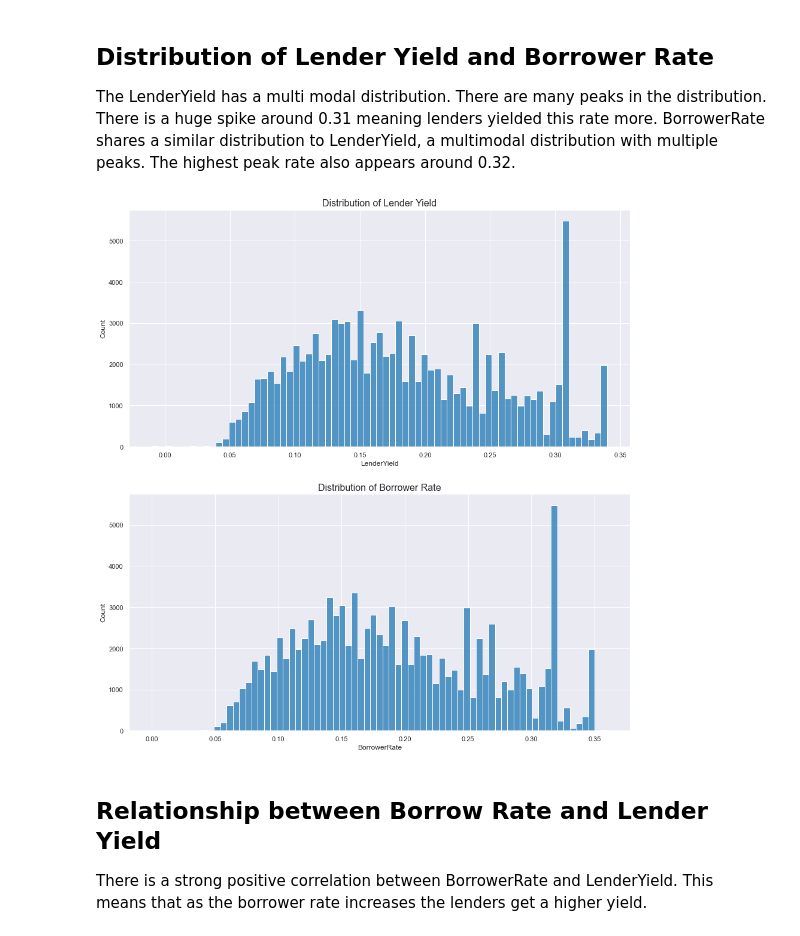
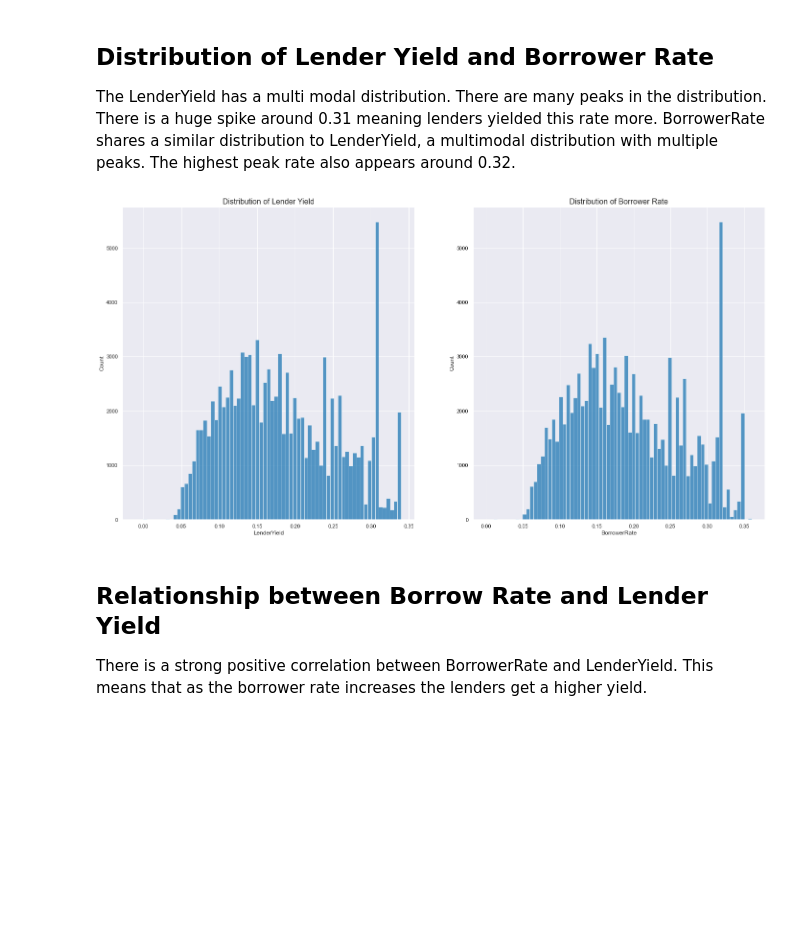
Before and after one commit to flaviankyande/communicate-data-findings, a Jupyter notebook: Part_II_slide_deck_template.ipynb, the cells around one changed output. Drawn from its saved outputs; the diff is of its cells as text; code cells hidden in the pictures; blank space fills up the shorter version.

```diff
--- a/Part_II_slide_deck_template.ipynb
+++ b/Part_II_slide_deck_template.ipynb
@@ -54,11 +51,12 @@ that when the notebook is rendered as http slides, those cells won't show up.
 
 The LenderYield has a multi modal distribution. There are many peaks in the distribution. There is a huge spike around 0.31 meaning lenders yielded this rate more. BorrowerRate shares a similar distribution to LenderYield, a multimodal distribution with multiple peaks. The highest peak rate also appears around 0.32.
 # %%
-fig, ax = plt.subplots(nrows=2, figsize=(15, 16))
+fig, ax = plt.subplots(ncols=2, figsize=(16, 6))
 sns.histplot(df['LenderYield'], ax=ax[0]).set(title='Distribution of Lender Yield')
-sns.histplot(df['BorrowerRate'], ax=ax[1]).set(title='Distribution of Borrower Rate');
+sns.histplot(df['BorrowerRate'], ax=ax[1]).set(title='Distribution of Borrower Rate')
+plt.gcf().set_size_inches(24, 12);
 # %% [output]
-[figure, old version]
+[figure, new version]
 # %% [markdown]
 ## Relationship between Borrow Rate and Lender Yield
 
```
Also changed, not shown: parts of 4 cells of this notebook, 4 other files.
